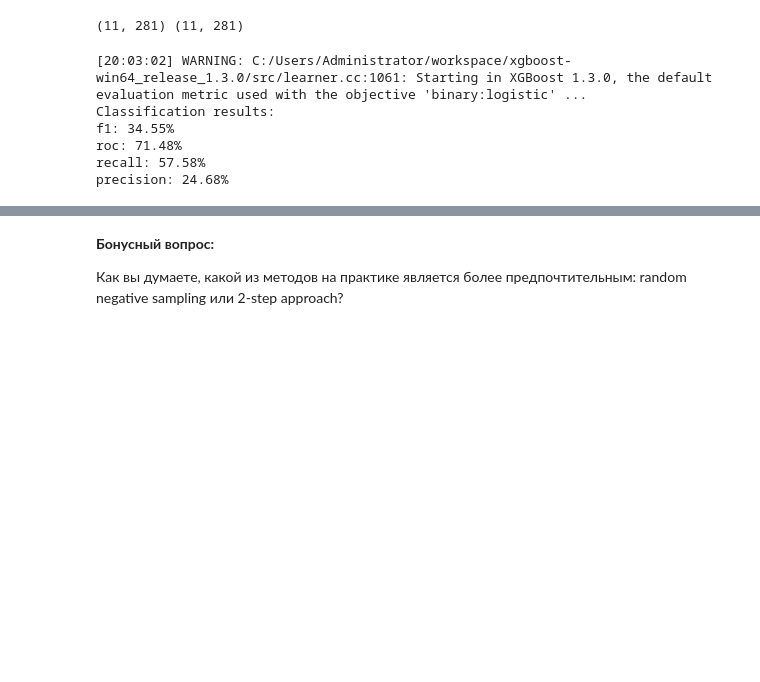
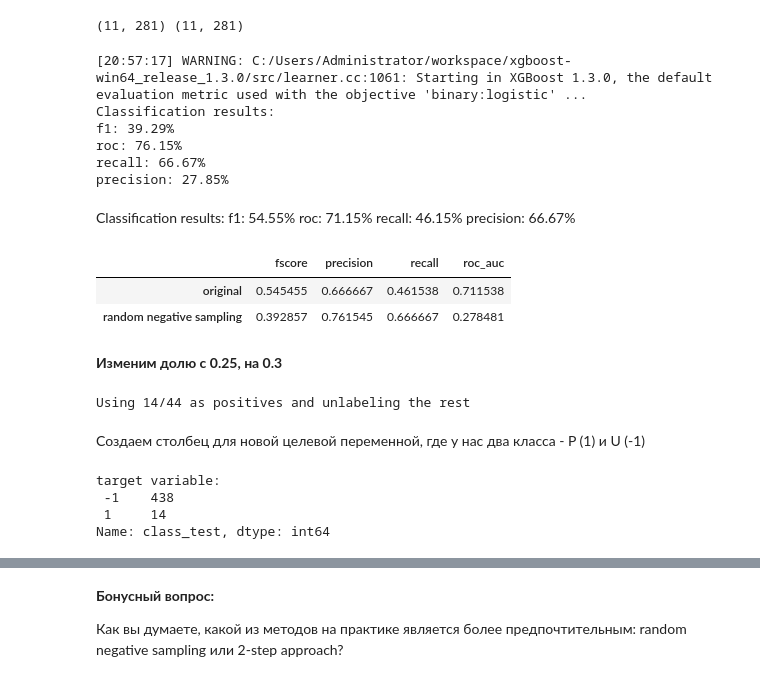
Before and after one commit to AndreiBazhenau/gb, a Jupyter notebook: ml_in_business/hw_6.ipynb, the cells around one changed output, grey strips where cells are left out. Drawn from its saved outputs; the diff is of its cells as text; code cells hidden in the pictures; blank space fills up the shorter version.

```diff
--- a/ml_in_business/hw_6.ipynb
+++ b/ml_in_business/hw_6.ipynb
@@ -220,9 +221,12 @@ def evaluate_results(y_test, y_predict):
     print("recall: %.2f%%" % (rec * 100.0))
     prc = precision_score(y_test, y_predict, average='binary')
     print("precision: %.2f%%" % (prc * 100.0))
+    return f1, roc, rec, prc
 
+f1, roc, rec, prc = evaluate_results(y_test, y_predict)
 
-evaluate_results(y_test, y_predict)
+score = []
+score.append([f1, prc, rec, roc])
 # %% [output]
 Classification results:
 f1: 54.55%
@@ -300,11 +324,53 @@ model = xgb.XGBClassifier()
 model.fit(sample_train.iloc[:,:-2].values,
           sample_train.iloc[:,-2].values)
 y_predict = model.predict(sample_test.iloc[:,:-2].values)
-evaluate_results(sample_test.iloc[:,-2].values, y_predict)
+
+f1, prc, rec, roc = evaluate_results(sample_test.iloc[:,-2].values, y_predict)
 # %% [output]
-[20:03:02] WARNING: C:/Users/Administrator/workspace/xgboost-win64_release_1.3.0/src/learner.cc:1061: Starting in XGBoost 1.3.0, the default evaluation metric used with the objective 'binary:logistic' ...
+[20:57:17] WARNING: C:/Users/Administrator/workspace/xgboost-win64_release_1.3.0/src/learner.cc:1061: Starting in XGBoost 1.3.0, the default evaluation metric used with the objective 'binary:logistic' ...
 Classification results:
-f1: 34.55%
-roc: 71.48%
-recall: 57.58%
-precision: 24.68%
+f1: 39.29%
+roc: 76.15%
+recall: 66.67%
+precision: 27.85%
+# %% [markdown]
+Classification results:
+f1: 54.55%
+roc: 71.15%
+recall: 46.15%
+precision: 66.67%
+# %%
+score.append([f1, prc, rec, roc])
+# %%
+df = pd.DataFrame({'original': score[0], 'random negative sampling': score[1]}).T
+df.columns = ['fscore', 'precision', 'recall', 'roc_auc']
+df
+# %% [output]
+|  | fscore | precision | recall | roc_auc |
+| original | 0.545455 | 0.666667 | 0.461538 | 0.711538 |
+| random negative sampling | 0.392857 | 0.761545 | 0.666667 | 0.278481 |
+# %% [markdown]
+**Изменим долю с 0.25, на 0.3**
+# %%
+mod_data = data.copy()
+#get the indices of the positives samples
+pos_ind = np.where(mod_data.iloc[:,-1].values == 1)[0]
+#shuffle them
+np.random.shuffle(pos_ind)
+# leave just 30% of the positives marked
+pos_sample_len = int(np.ceil(0.3 * len(pos_ind)))
+print(f'Using {pos_sample_len}/{len(pos_ind)} as positives and unlabeling the rest')
+pos_sample = pos_ind[:pos_sample_len]
+# %% [output]
+Using 14/44 as positives and unlabeling the rest
+# %% [markdown]
+Создаем столбец для новой целевой переменной, где у нас два класса - P (1) и U (-1)
+# %%
+mod_data['class_test'] = -1
+mod_data.loc[pos_sample,'class_test'] = 1
+print('target variable:\n', mod_data.iloc[:,-1].value_counts())
+# %% [output]
+target variable:
+ -1    438
+ 1     14
+Name: class_test, dtype: int64
```
Also changed, not shown: parts of 26 cells of this notebook.
